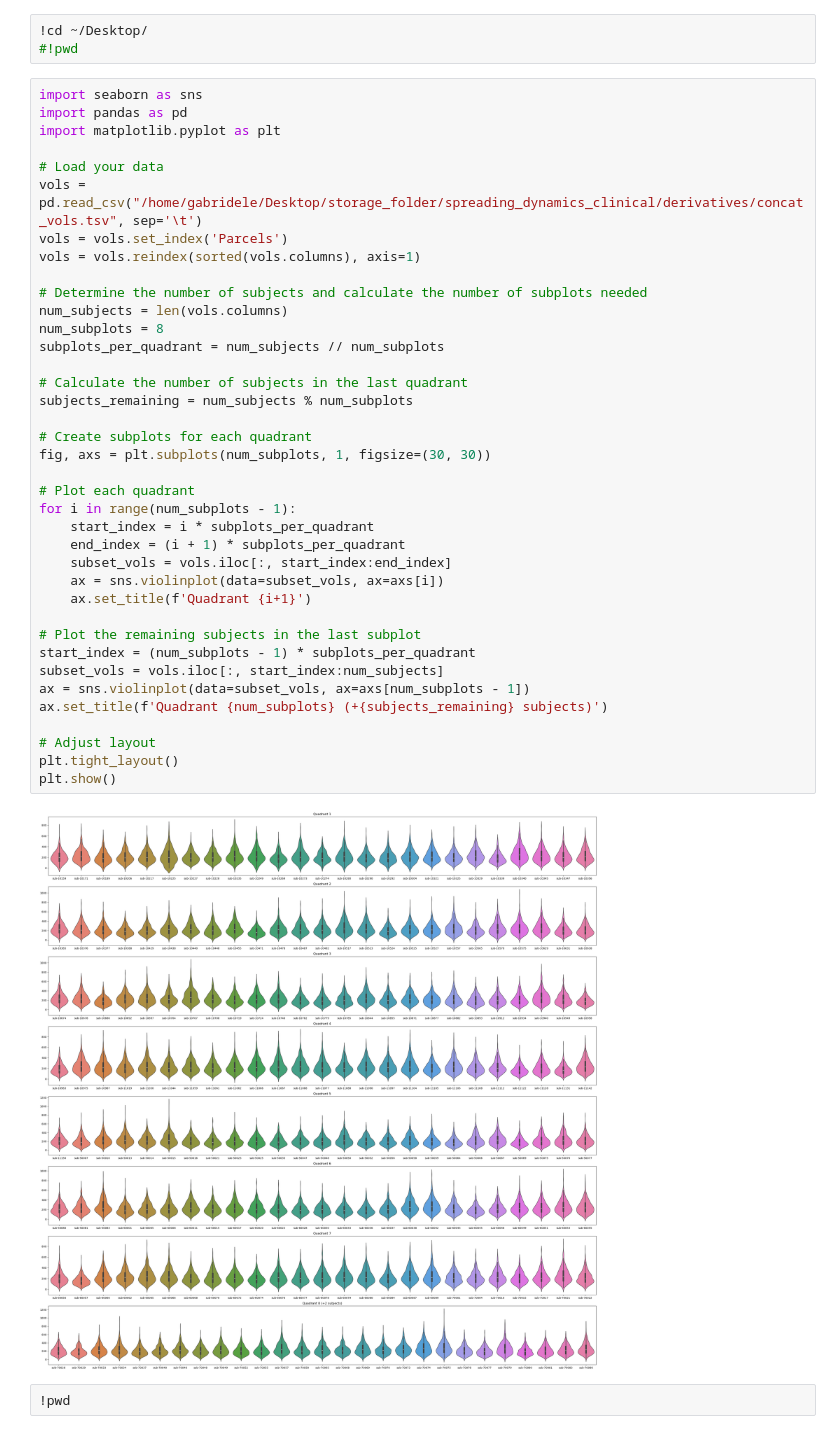
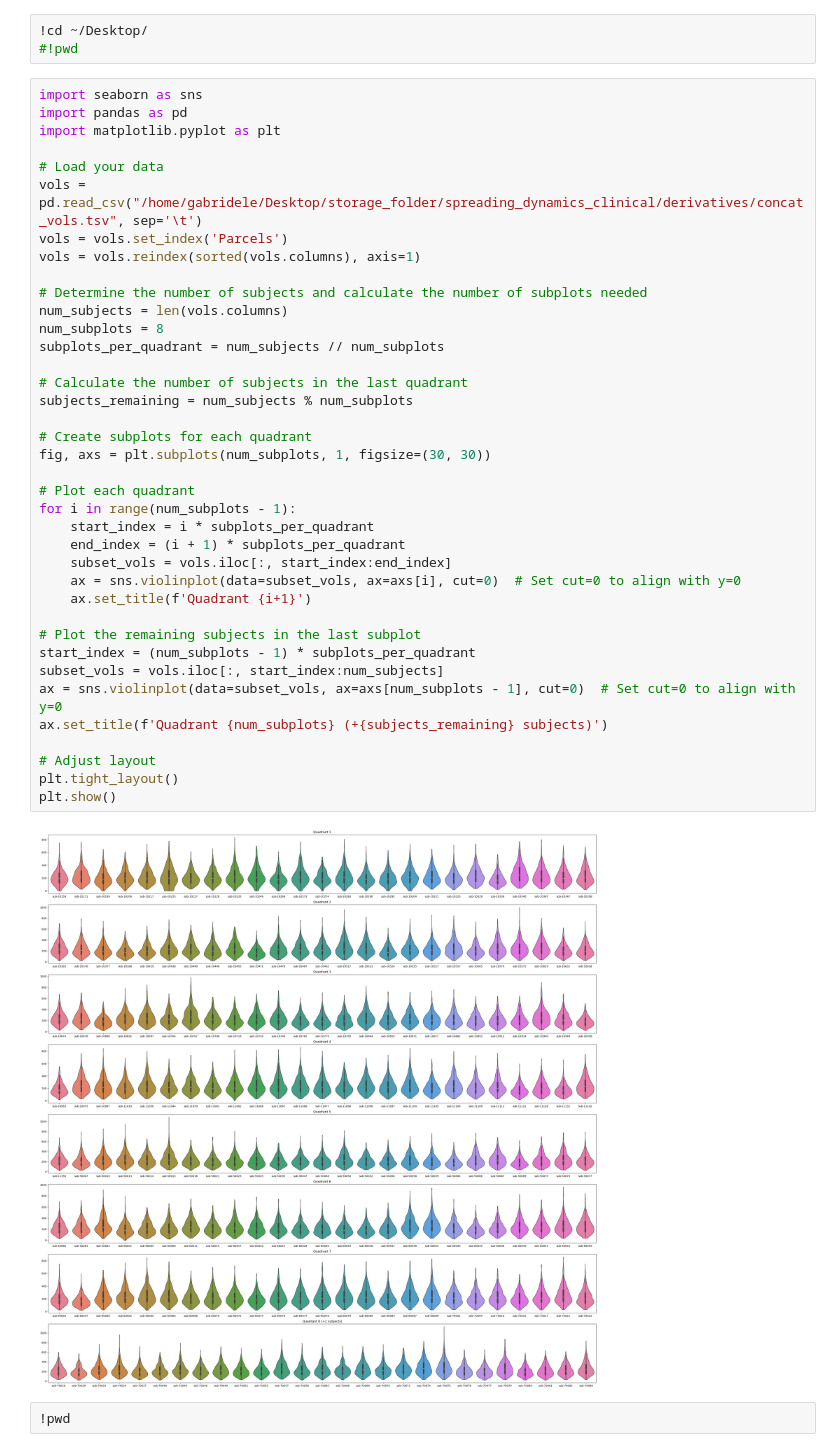
Before and after one commit to gabridele/msc-thesis-research, a Jupyter notebook: plotting_connectome.ipynb, the cells around one changed output. Cells and saved outputs as stored; diff of their text form.

```diff
--- a/plotting_connectome.ipynb
+++ b/plotting_connectome.ipynb
@@ -11,36 +11,36 @@ vols = pd.read_csv("/home/gabridele/Desktop/storage_folder/spreading_dynamics_cl
 vols = vols.set_index('Parcels')
 vols = vols.reindex(sorted(vols.columns), axis=1)
 
 # Determine the number of subjects and calculate the number of subplots needed
 num_subjects = len(vols.columns)
 num_subplots = 8
 subplots_per_quadrant = num_subjects // num_subplots
 
 # Calculate the number of subjects in the last quadrant
 subjects_remaining = num_subjects % num_subplots
 
 # Create subplots for each quadrant
 fig, axs = plt.subplots(num_subplots, 1, figsize=(30, 30))
 
 # Plot each quadrant
 for i in range(num_subplots - 1):
     start_index = i * subplots_per_quadrant
     end_index = (i + 1) * subplots_per_quadrant
     subset_vols = vols.iloc[:, start_index:end_index]
-    ax = sns.violinplot(data=subset_vols, ax=axs[i])
+    ax = sns.violinplot(data=subset_vols, ax=axs[i], cut=0)  # Set cut=0 to align with y=0
     ax.set_title(f'Quadrant {i+1}')
 
 # Plot the remaining subjects in the last subplot
 start_index = (num_subplots - 1) * subplots_per_quadrant
 subset_vols = vols.iloc[:, start_index:num_subjects]
-ax = sns.violinplot(data=subset_vols, ax=axs[num_subplots - 1])
+ax = sns.violinplot(data=subset_vols, ax=axs[num_subplots - 1], cut=0)  # Set cut=0 to align with y=0
 ax.set_title(f'Quadrant {num_subplots} (+{subjects_remaining} subjects)')
 
 # Adjust layout
 plt.tight_layout()
 plt.show()
 # %% [output]
-[figure, old version]
+[figure, new version]
 # %%
 !pwd
 # %% [output]
```
